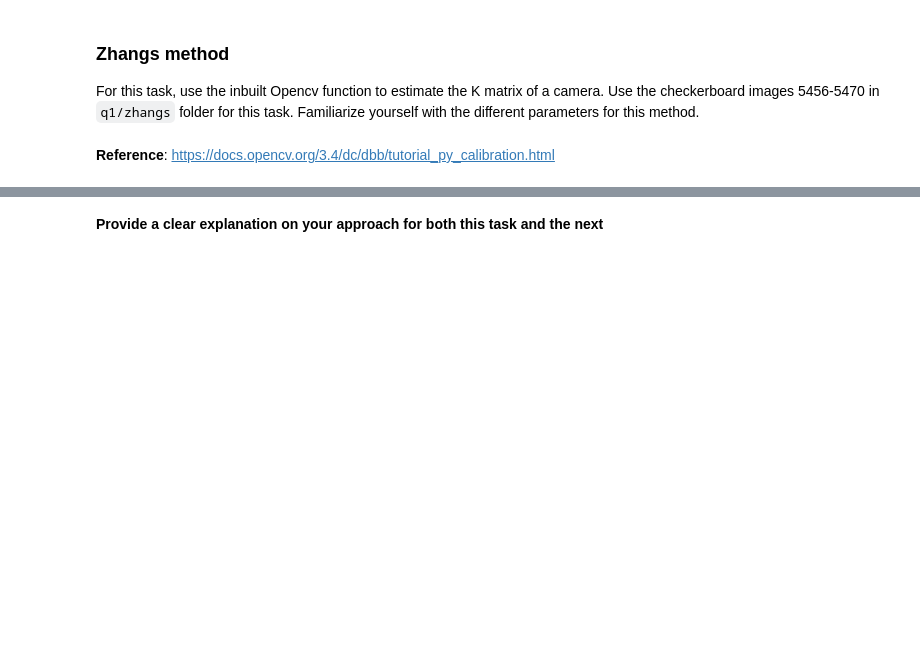
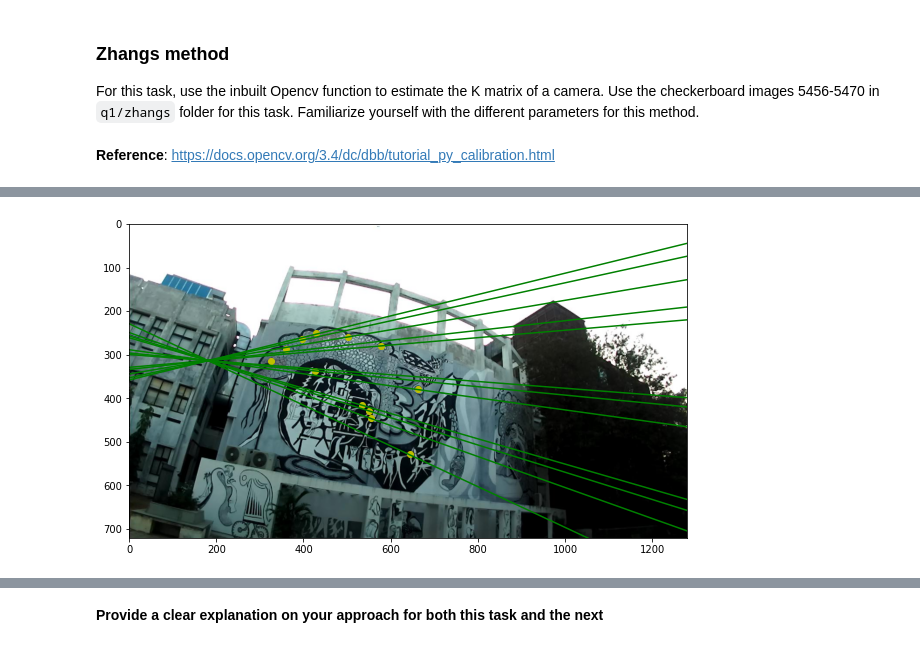
Before and after one commit to aravind-3105/Mobile-Robotics-Assignment4, a Jupyter notebook: Assignment4.ipynb, the cells around one changed output, grey strips where cells are left out. Cells and saved outputs as stored; diff of their text form; code cells hidden in the pictures; blank space fills up the shorter version.

```diff
--- a/Assignment4.ipynb
+++ b/Assignment4.ipynb
@@ -115,0 +251,20 @@ The convention used for F is $x'^{T}Fx$ where $x'$ is the location of the point
+# %%
+#plotting image-2 with epipolar lines and epipoles
+fig = plt.figure(figsize=(10,15))
+
+img1 = mpimg.imread('q2/img1.jpg')
+imgplot = plt.imshow(img1)
+
+plt.xlim([0, 1280])
+plt.ylim([720,0])
+
+for i in range(l1.shape[1]):
+    x = np.array([0, 1280])
+    y = -(l1[0,i]*x + l1[2,i])/l1[1,i]
+    plt.plot(x, y, '-g')
+
+
+plt.scatter(p1[:,0], p1[:,1], c='y')
+plt.show()
+# %% [output]
+[figure, added]
```
Also changed, not shown: parts of 15 cells of this notebook.
